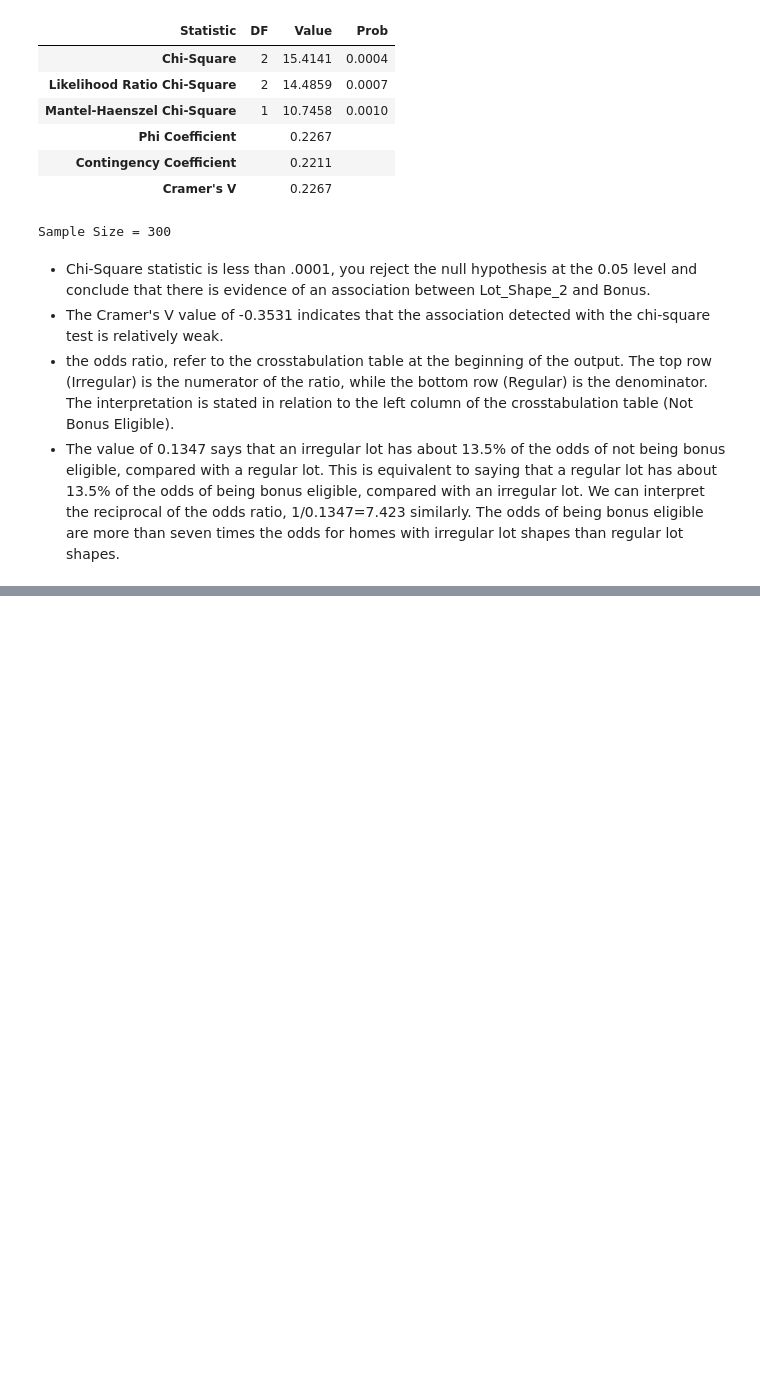
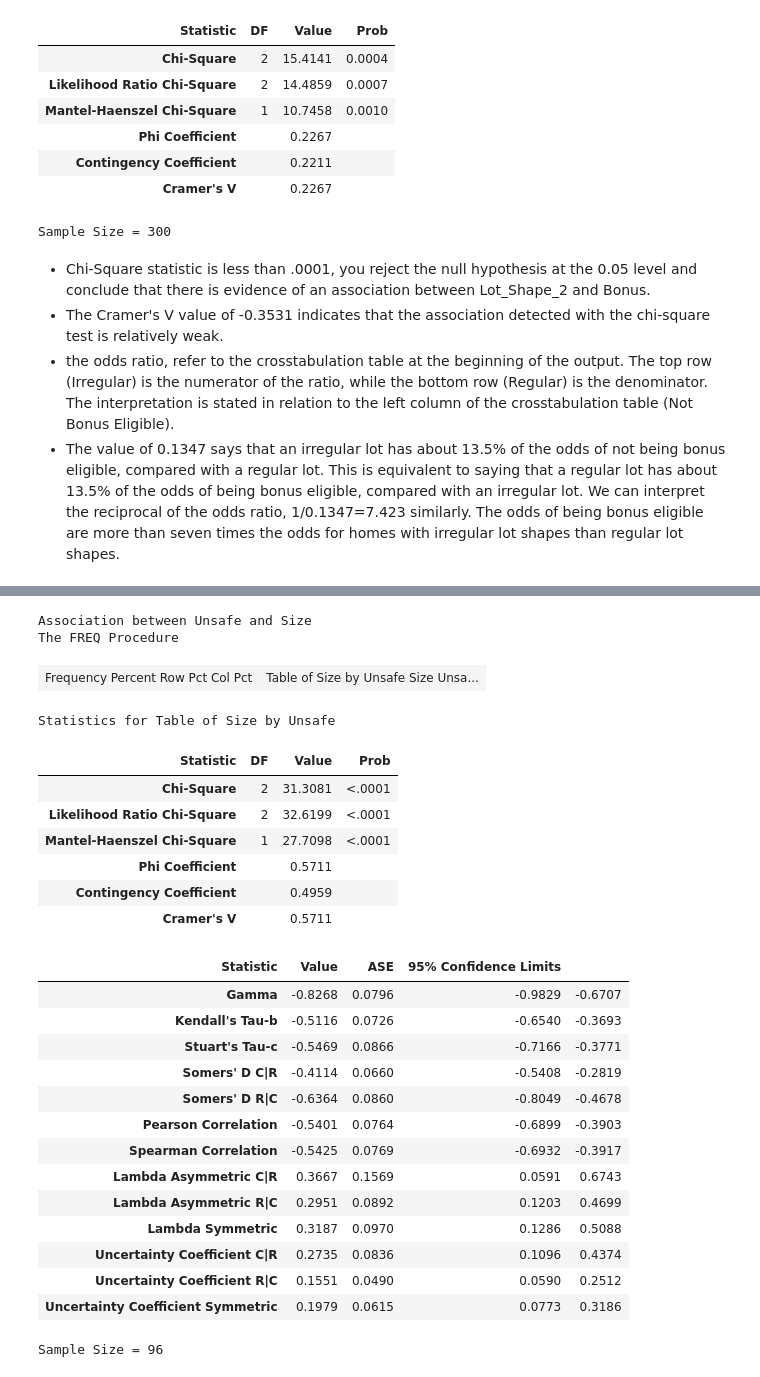
Before and after one commit to franmarq/SAS_course_notes, a Jupyter notebook: Statistics1_ANOVA_Regression_LogisticRegression_7.ipynb, the cells around one changed output, grey strips where cells are left out. Saved outputs shown, nothing was run; the diff lists cells and outputs as text; code cells hidden in the pictures; blank space fills up the shorter version.

```diff
--- a/Statistics1_ANOVA_Regression_LogisticRegression_7.ipynb
+++ b/Statistics1_ANOVA_Regression_LogisticRegression_7.ipynb
@@ -167,0 +273,33 @@ Sample Size = 300
+# %%
+proc freq data=STAT1.safety;
+   tables Size*Unsafe / chisq measures cl;
+   format Unsafe safefmt.;
+   title "Association between Unsafe and Size";
+run;
+# %% [output]
+Association between Unsafe and Size
+The FREQ Procedure
+| Frequency Percent Row Pct Col Pct | Table of Size by Unsafe Size Unsa... |
+Statistics for Table of Size by Unsafe
+| Statistic | DF | Value | Prob |
+| Chi-Square | 2 | 31.3081 | <.0001 |
+| Likelihood Ratio Chi-Square | 2 | 32.6199 | <.0001 |
+| Mantel-Haenszel Chi-Square | 1 | 27.7098 | <.0001 |
+| Phi Coefficient |  | 0.5711 |  |
+| Contingency Coefficient |  | 0.4959 |  |
+| Cramer's V |  | 0.5711 |  |
+| Statistic | Value | ASE | 95% Confidence Limits |  |
+| Gamma | -0.8268 | 0.0796 | -0.9829 | -0.6707 |
+| Kendall's Tau-b | -0.5116 | 0.0726 | -0.6540 | -0.3693 |
+| Stuart's Tau-c | -0.5469 | 0.0866 | -0.7166 | -0.3771 |
+| Somers' D C|R | -0.4114 | 0.0660 | -0.5408 | -0.2819 |
+| Somers' D R|C | -0.6364 | 0.0860 | -0.8049 | -0.4678 |
+| Pearson Correlation | -0.5401 | 0.0764 | -0.6899 | -0.3903 |
+| Spearman Correlation | -0.5425 | 0.0769 | -0.6932 | -0.3917 |
+| Lambda Asymmetric C|R | 0.3667 | 0.1569 | 0.0591 | 0.6743 |
+| Lambda Asymmetric R|C | 0.2951 | 0.0892 | 0.1203 | 0.4699 |
+| Lambda Symmetric | 0.3187 | 0.0970 | 0.1286 | 0.5088 |
+| Uncertainty Coefficient C|R | 0.2735 | 0.0836 | 0.1096 | 0.4374 |
+| Uncertainty Coefficient R|C | 0.1551 | 0.0490 | 0.0590 | 0.2512 |
+| Uncertainty Coefficient Symmetric | 0.1979 | 0.0615 | 0.0773 | 0.3186 |
+Sample Size = 96
```
Also changed, not shown: parts of 10 cells of this notebook.
